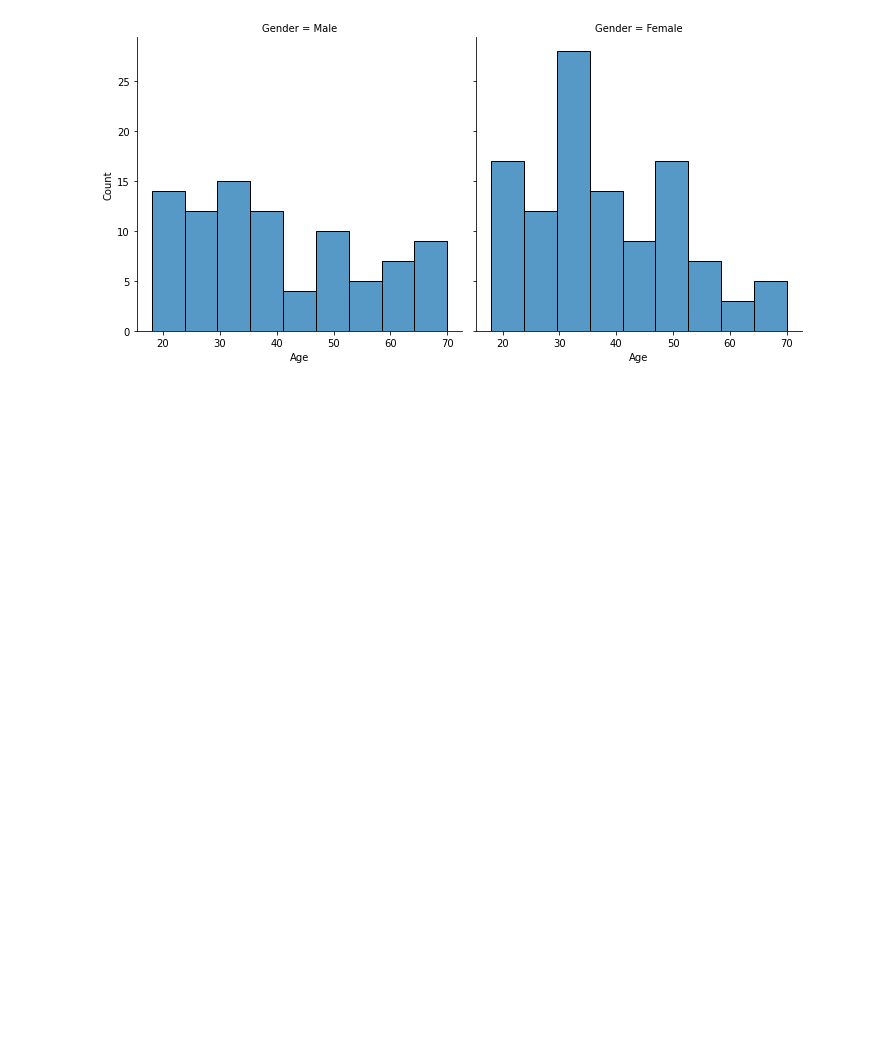
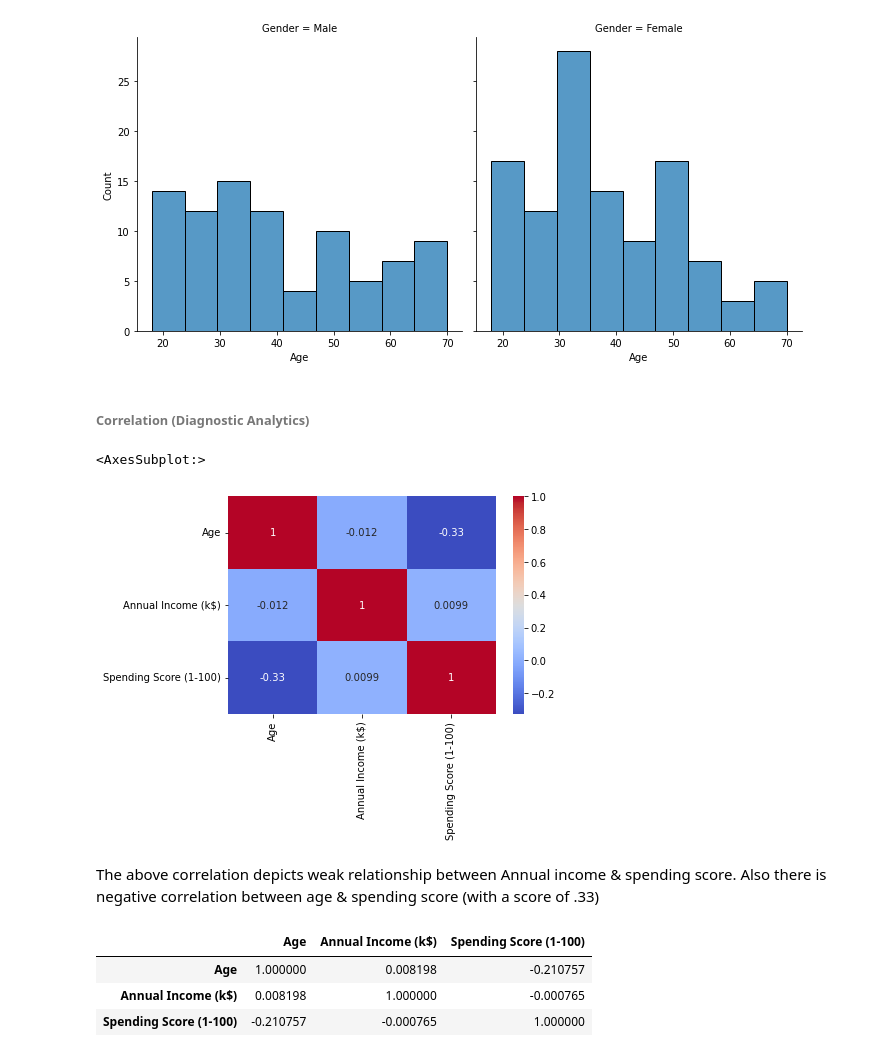
Before and after one commit to indianspidy/notebooks, a Jupyter notebook: CustomerSegmentationAnalytics.ipynb, the cells around one changed output. Saved outputs shown, nothing was run; the diff lists cells and outputs as text; code cells hidden in the pictures; blank space fills up the shorter version.

```diff
--- a/CustomerSegmentationAnalytics.ipynb
+++ b/CustomerSegmentationAnalytics.ipynb
@@ -164,3 +108,30 @@ sn.displot(data=df, x="Age", col="Gender", kind="hist", aspect=1)
 # %% [output]
 <seaborn.axisgrid.FacetGrid at 0x...>
 [figure]
+# %% [markdown]
+###### Correlation (Diagnostic Analytics)
+# %%
+# Correlation Analysis
+# We can exclude CustomerID from the data frame
+df = df.loc[:, df.columns != 'CustomerID']
+# %%
+# Checking for correlation
+
+# Creating a correlation matrix from the data frame
+corrMatrix = df.corr()
+
+# Plotting using heatmap
+sn.heatmap(corrMatrix, annot = True, cmap= 'coolwarm')
+# %% [output]
+<AxesSubplot:>
+[figure, added]
+# %% [markdown]
+The above correlation depicts weak relationship between Annual income & spending score. Also there is negative correlation between age & spending score (with a score of .33)
+# %%
+# Correlation using kendall method
+df.corr(method ='kendall')
+# %% [output]
+|  | Age | Annual Income (k$) | Spending Score (1-100) |
+| Age | 1.000000 | 0.008198 | -0.210757 |
+| Annual Income (k$) | 0.008198 | 1.000000 | -0.000765 |
+| Spending Score (1-100) | -0.210757 | -0.000765 | 1.000000 |
```
Also changed, not shown: parts of 25 cells of this notebook.
